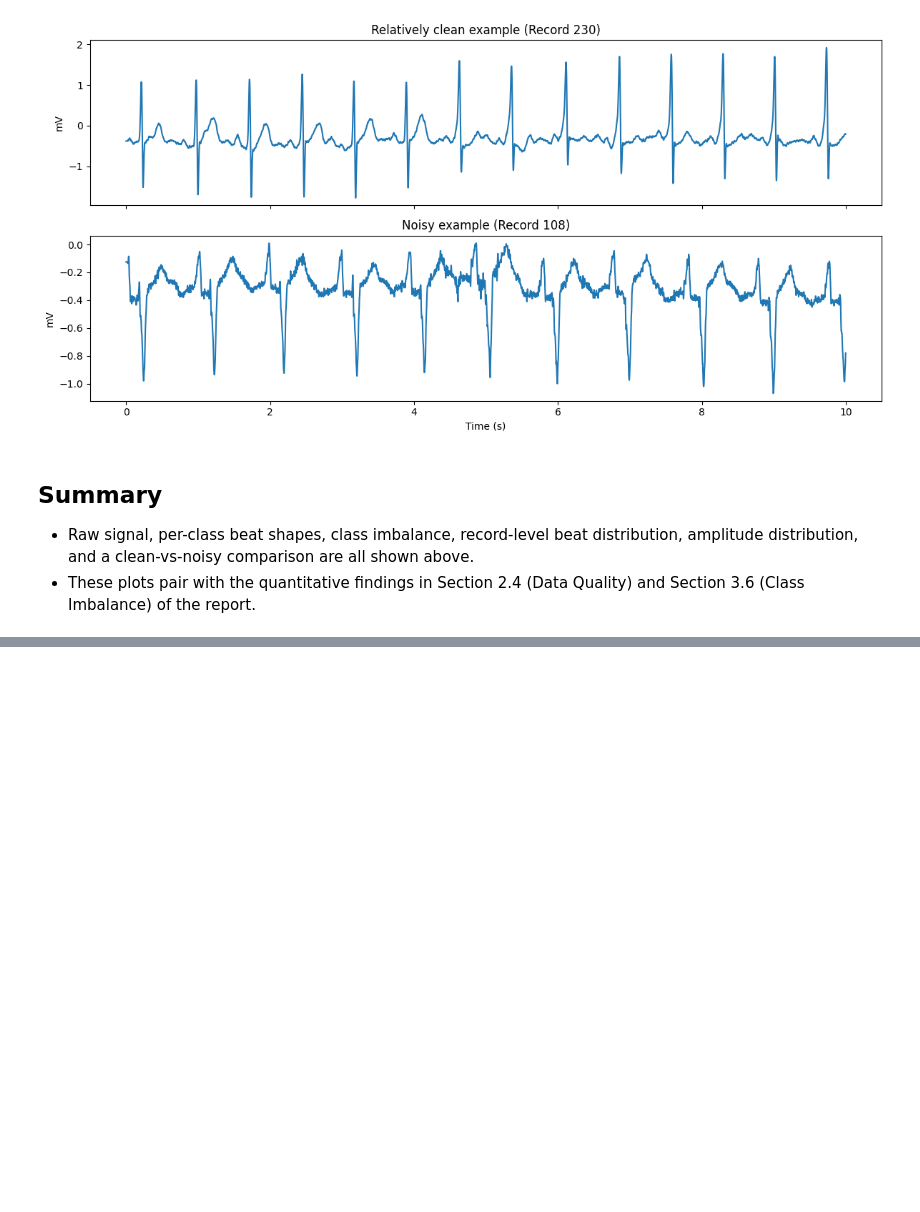
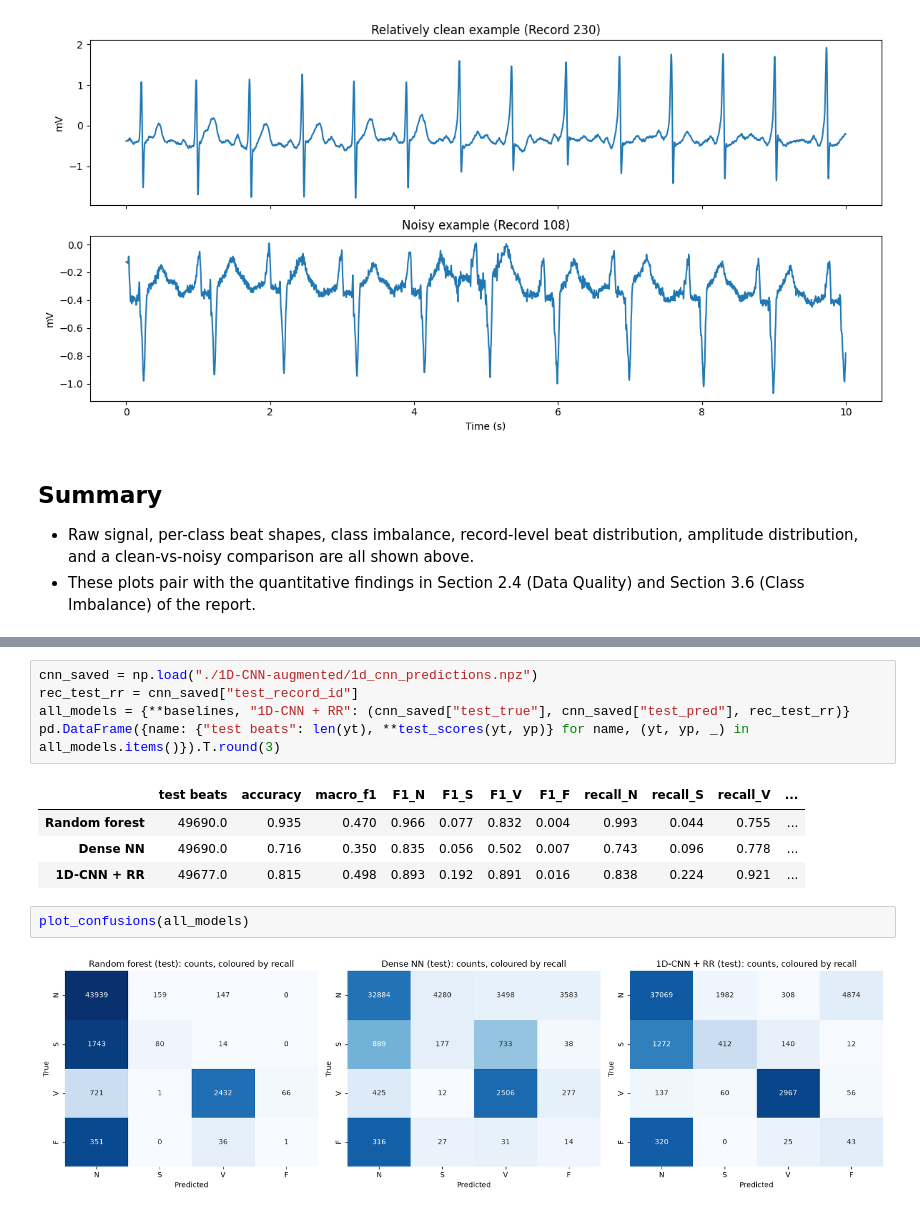
Before and after one commit to DustinJoosen/D7043E-ADM-Group1, a Jupyter notebook: src/EDA.ipynb, the cells around one changed output, grey strips where cells are left out. Saved outputs shown, nothing was run; the diff lists cells and outputs as text; blank space fills up the shorter version.

```diff
--- a/src/EDA.ipynb
+++ b/src/EDA.ipynb
@@ -175,0 +309,14 @@ plt.show()
+# %%
+cnn_saved = np.load("./1D-CNN-augmented/1d_cnn_predictions.npz")
+rec_test_rr = cnn_saved["test_record_id"]
+all_models = {**baselines, "1D-CNN + RR": (cnn_saved["test_true"], cnn_saved["test_pred"], rec_test_rr)}
+pd.DataFrame({name: {"test beats": len(yt), **test_scores(yt, yp)} for name, (yt, yp, _) in all_models.items()}).T.round(3)
+# %% [output]
+|  | test beats | accuracy | macro_f1 | F1_N | F1_S | F1_V | F1_F | recall_N | recall_S | recall_V | ... |
+| Random forest | 49690.0 | 0.935 | 0.470 | 0.966 | 0.077 | 0.832 | 0.004 | 0.993 | 0.044 | 0.755 | ... |
+| Dense NN | 49690.0 | 0.716 | 0.350 | 0.835 | 0.056 | 0.502 | 0.007 | 0.743 | 0.096 | 0.778 | ... |
+| 1D-CNN + RR | 49677.0 | 0.815 | 0.498 | 0.893 | 0.192 | 0.891 | 0.016 | 0.838 | 0.224 | 0.921 | ... |
+# %%
+plot_confusions(all_models)
+# %% [output]
+[figure, added]
```
Also changed, not shown: parts of 9 cells of this notebook, 10 other files.
